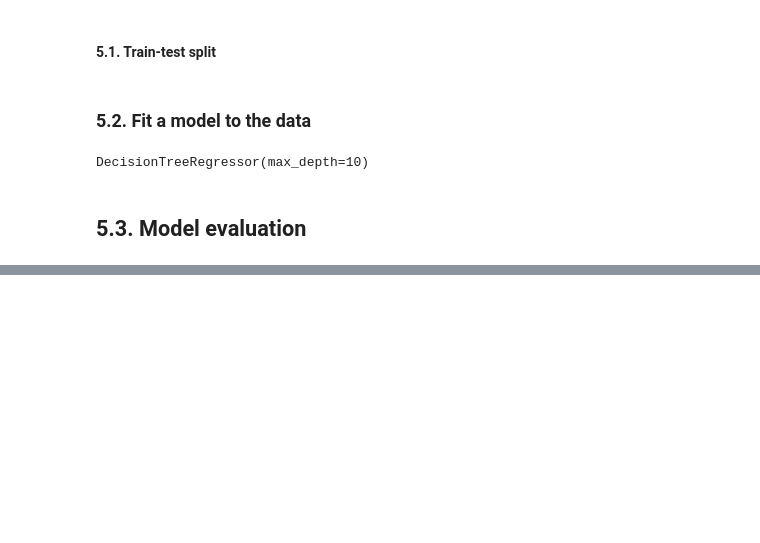
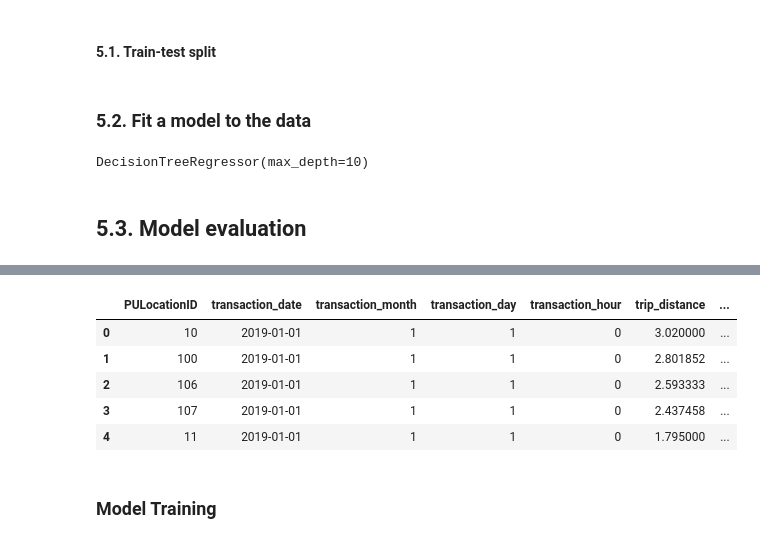
Before and after one commit to kokorie1/New-York-Taxi-Analysis, a Jupyter notebook: Presentable notebook.ipynb, the cells around one changed output, grey strips where cells are left out. Cells and saved outputs as stored; diff of their text form; code cells hidden in the pictures; blank space fills up the shorter version.

```diff
--- a/Presentable notebook.ipynb
+++ b/Presentable notebook.ipynb
@@ -443,0 +739,6 @@ DecisionTreeRegressor(max_depth=10)
+# %%
+nyc_taxi_with_weather = data_with_new_features.merge(nyc_weather, left_on=['transaction_month', 'transaction_day', 'transaction_hour'], right_on=['month', 'day', 'hour'], how='left')
+
+print(nyc_taxi_with_weather.shape)
+nyc_taxi_with_weather.head()
+#### This is asking python to merge the features in the weather dataset to any corresponding features in the above dataset by looking at the data points that corresponds to hour, month, day in the weather dataset.
@@ -443,0 +754,3 @@ DecisionTreeRegressor(max_depth=10)
+# %%
+nyc_taxi_with_weather = nyc_taxi_with_weather.drop(['date and time', 'hour', 'month', 'day'], axis=1)
+#### Now, the first thing is to delete the datetime features of the above dataset.
@@ -443,0 +789,7 @@ DecisionTreeRegressor(max_depth=10)
+# %%
+nyc_taxi_with_weather = nyc_taxi_with_weather.sort_values(['transaction_date','transaction_hour']).reset_index().drop('index',axis=1)
+# %%
+nyc_taxi_with_weather = nyc_taxi_with_weather.interpolate()
+nyc_taxi_with_weather = nyc_taxi_with_weather.fillna(method='bfill')
+nyc_taxi_with_weather.isna().sum()
+#### After interpolation, the first ones would still be missing because interpolation is basically having two points with a missing middle point and taking the value between to match the missing value. In this case backward filling should work. This fills the missing values in the coilumn using the last value.
@@ -443,0 +815,12 @@ DecisionTreeRegressor(max_depth=10)
+# %%
+nyc_taxi_with_weather.head()
+#### There are no missing values from the datapoints. The next thing is to train the models.
+# %% [output]
+|  | PULocationID | transaction_date | transaction_month | transaction_day | transaction_hour | trip_distance | ... |
+| 0 | 10 | 2019-01-01 | 1 | 1 | 0 | 3.020000 | ... |
+| 1 | 100 | 2019-01-01 | 1 | 1 | 0 | 2.801852 | ... |
+| 2 | 106 | 2019-01-01 | 1 | 1 | 0 | 2.593333 | ... |
+| 3 | 107 | 2019-01-01 | 1 | 1 | 0 | 2.437458 | ... |
+| 4 | 11 | 2019-01-01 | 1 | 1 | 0 | 1.795000 | ... |
+# %% [markdown]
+### Model Training
```
Also changed, not shown: parts of 36 cells of this notebook.
